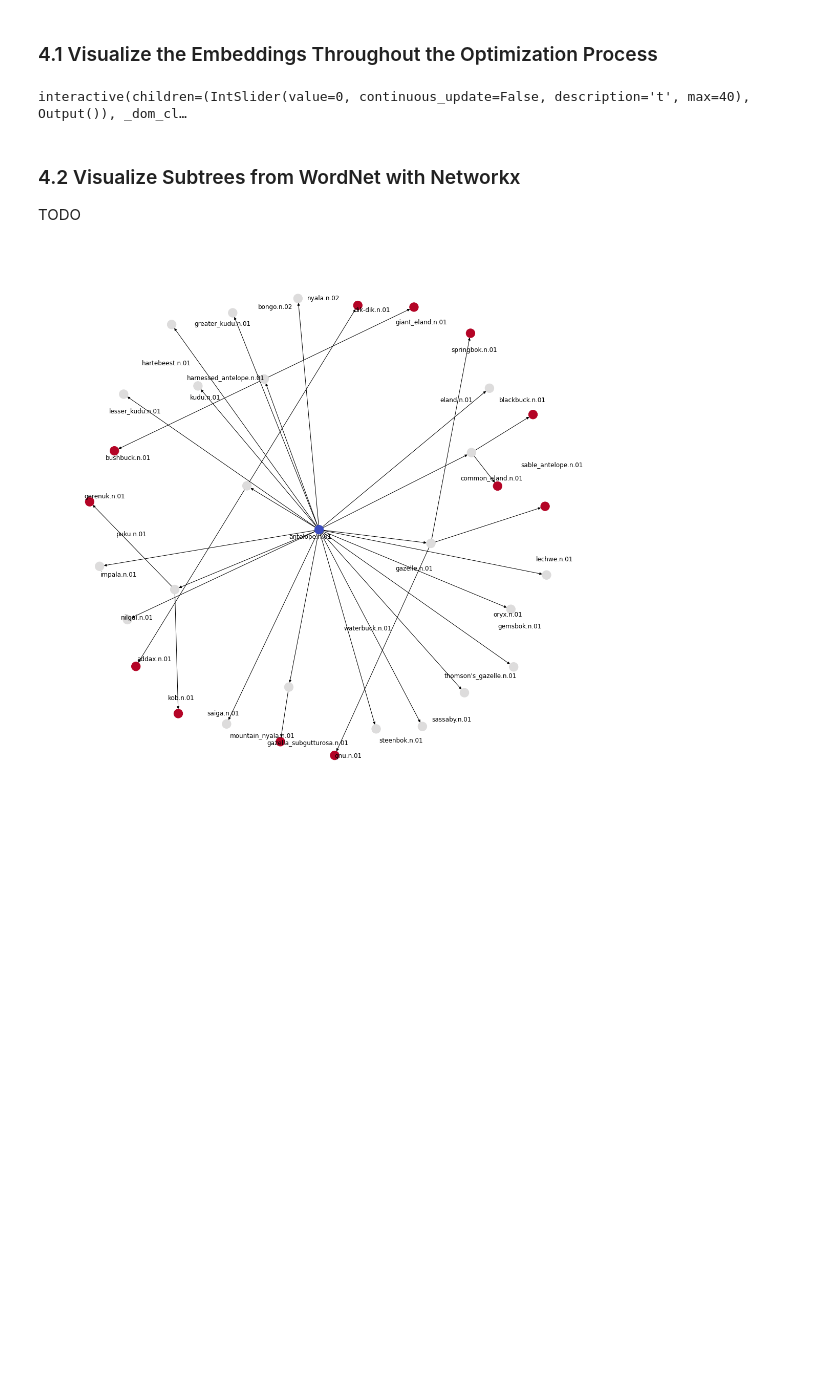
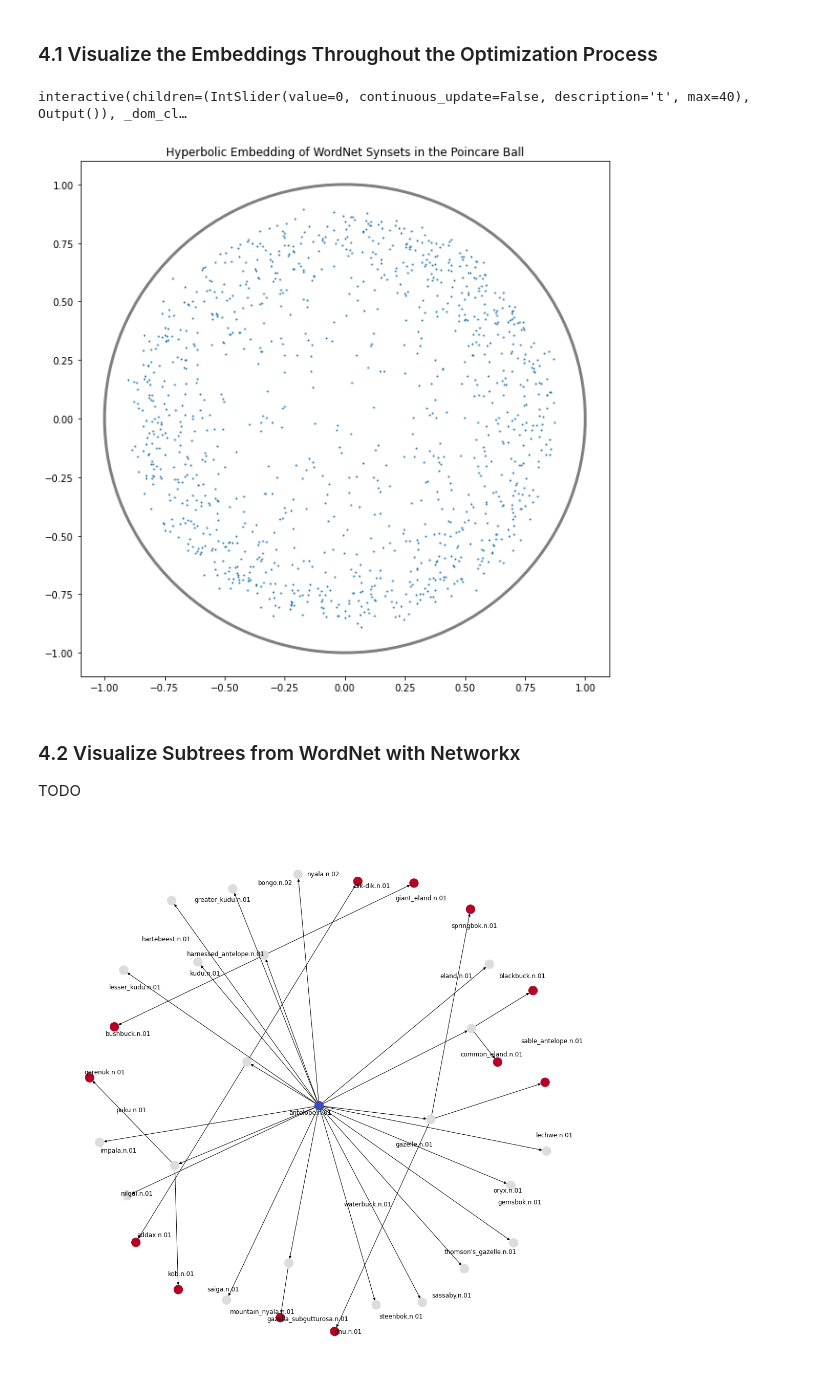
Before and after one commit to cshewmake2/wordnet_poincare, a Jupyter notebook: WordNet_Poincare_Embedding.ipynb, the cells around one changed output. Cells and saved outputs as stored; diff of their text form; code cells hidden in the pictures; blank space fills up the shorter version.

Commit message:
Add plot for non-interactive, remove extra nx plot

```diff
--- a/WordNet_Poincare_Embedding.ipynb
+++ b/WordNet_Poincare_Embedding.ipynb
@@ -278,6 +278,10 @@ f = lambda t: plot_x(x = xts[t])
 interact(f,t = widgets.IntSlider(min = 0, max = len(xts)-1, step = 1, continuous_update = False));
 # %% [output]
 interactive(children=(IntSlider(value=0, continuous_update=False, description='t', max=40), Output()), _dom_cl…
+# %%
+plot_x(xts[-1])
+# %% [output]
+[figure, added]
 # %% [markdown]
 ### 4.2 Visualize Subtrees from WordNet with Networkx
 TODO
```
Also changed, not shown: parts of 1 cell of this notebook.
